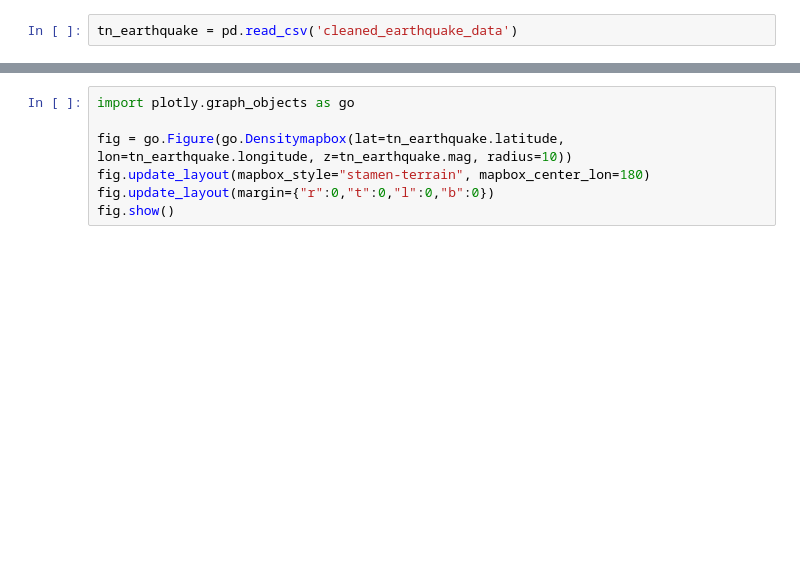
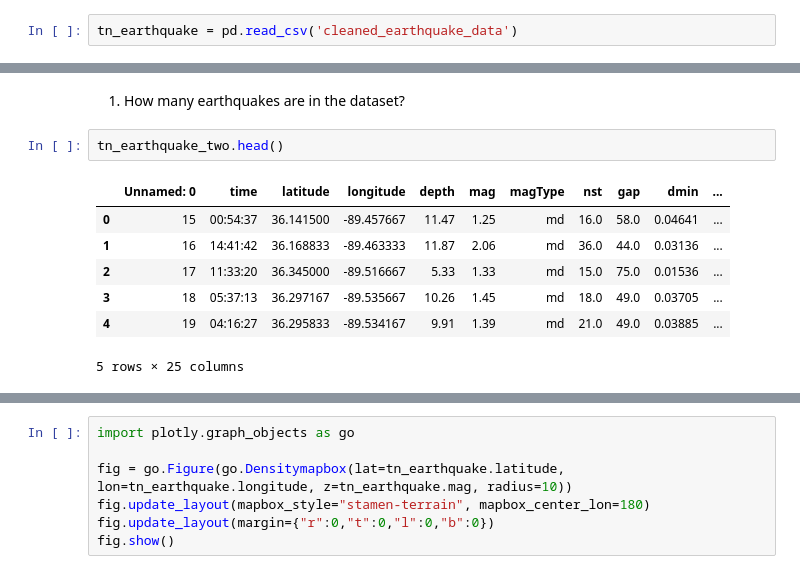
Before and after one commit to nss-data-science-cohort-4/dq3-earthquakes-mst-2-0, a Jupyter notebook: tn_earthquake_analysis.ipynb, the cells around one changed output, grey strips where cells are left out. Drawn from its saved outputs; the diff is of its cells as text; blank space fills up the shorter version.

```diff
--- a/tn_earthquake_analysis.ipynb
+++ b/tn_earthquake_analysis.ipynb
@@ -27,3 +37,15 @@ tn_earthquake = pd.read_csv('cleaned_earthquake_data')
+# %% [markdown]
+1. How many earthquakes are in the dataset?
+# %%
+tn_earthquake_two.head()
+# %% [output]
+|  | Unnamed: 0 | time | latitude | longitude | depth | mag | magType | nst | gap | dmin | ... |
+| 0 | 15 | 00:54:37 | 36.141500 | -89.457667 | 11.47 | 1.25 | md | 16.0 | 58.0 | 0.04641 | ... |
+| 1 | 16 | 14:41:42 | 36.168833 | -89.463333 | 11.87 | 2.06 | md | 36.0 | 44.0 | 0.03136 | ... |
+| 2 | 17 | 11:33:20 | 36.345000 | -89.516667 | 5.33 | 1.33 | md | 15.0 | 75.0 | 0.01536 | ... |
+| 3 | 18 | 05:37:13 | 36.297167 | -89.535667 | 10.26 | 1.45 | md | 18.0 | 49.0 | 0.03705 | ... |
+| 4 | 19 | 04:16:27 | 36.295833 | -89.534167 | 9.91 | 1.39 | md | 21.0 | 49.0 | 0.03885 | ... |
+5 rows × 25 columns
 # %%
 tn_earthquake.shape
 # %% [output]
```
Also changed, not shown: parts of 12 cells of this notebook.
